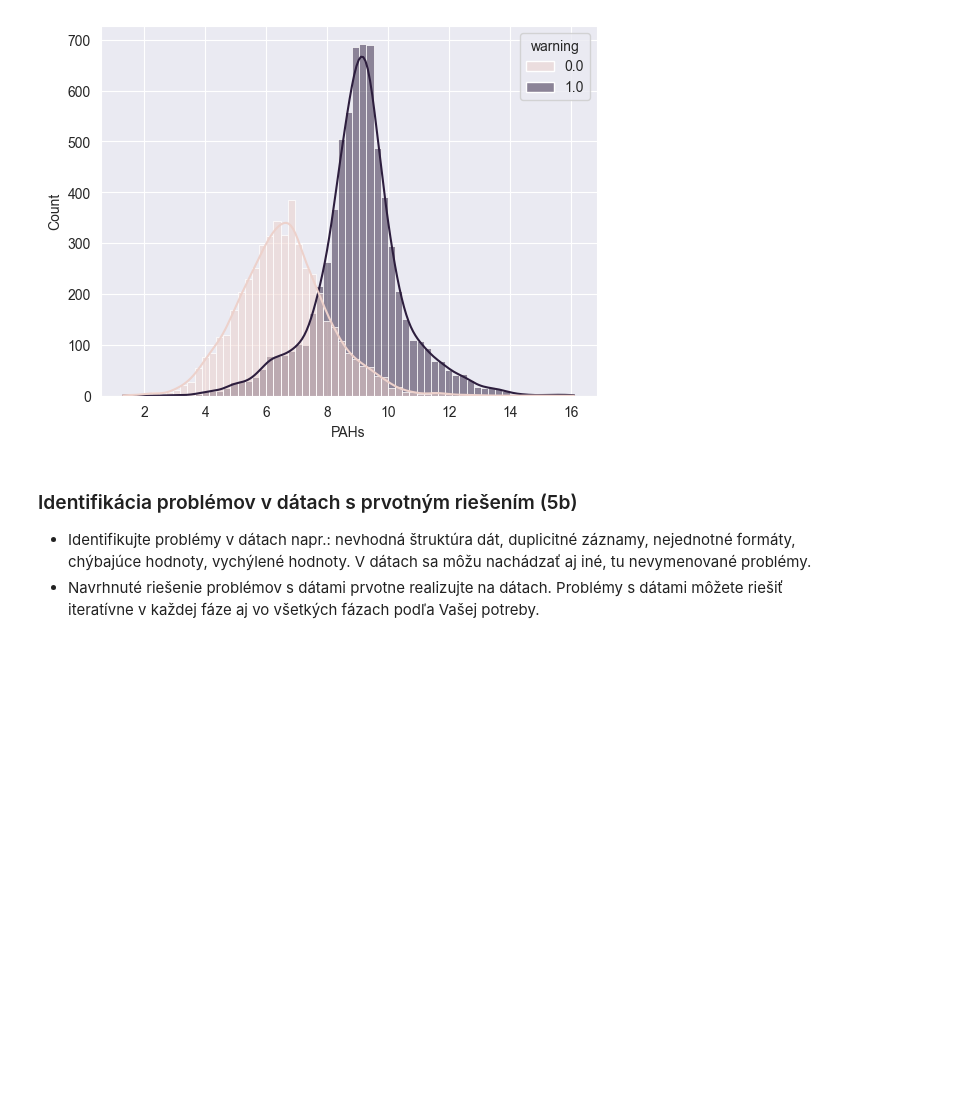
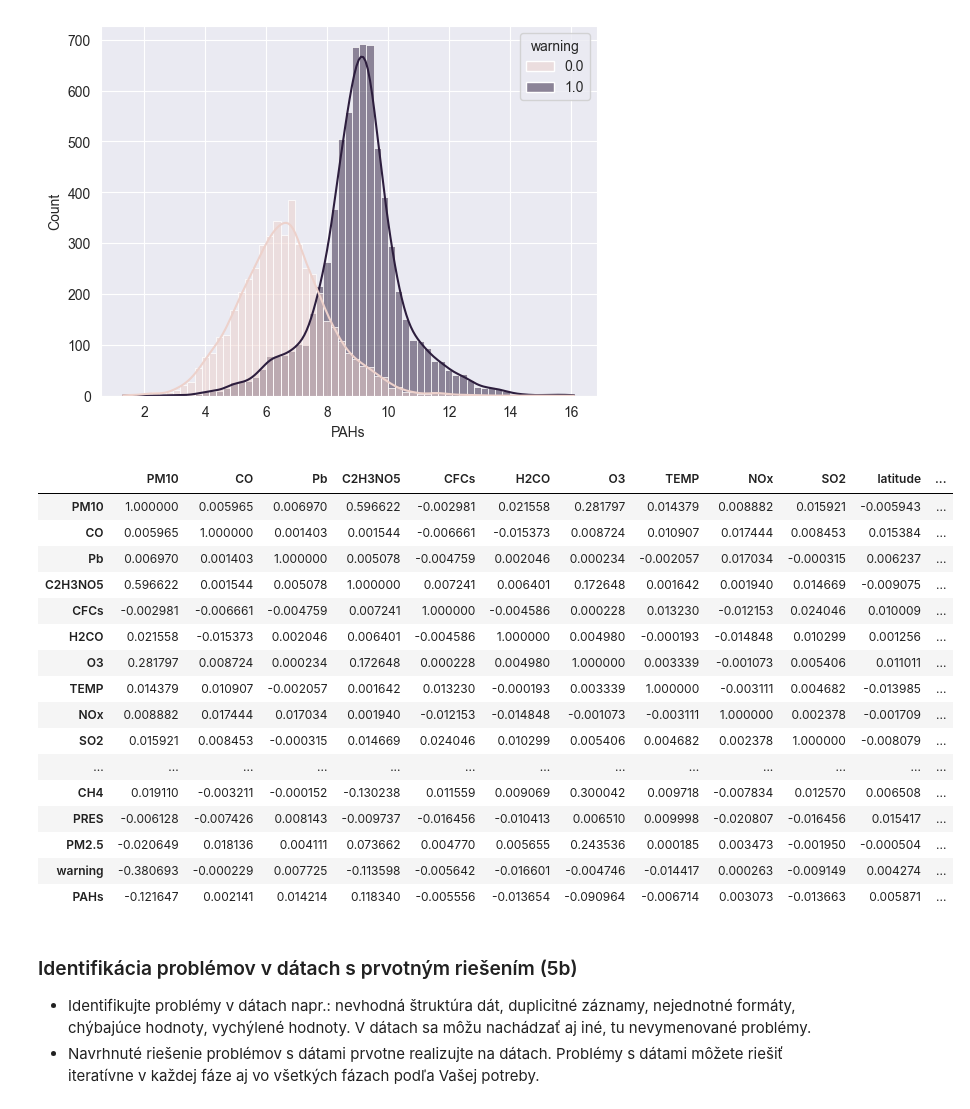
Before and after one commit to berny-29/IAU, a Jupyter notebook: Project.ipynb, the cells around one changed output. Drawn from its saved outputs; the diff is of its cells as text; code cells hidden in the pictures; blank space fills up the shorter version.

```diff
--- a/Project.ipynb
+++ b/Project.ipynb
@@ -99,6 +99,25 @@ sns.histplot(data=measurements_data, hue='warning', x='PAHs', fill=True, kde=Tru
 [figure]
 # %%
 df = measurements_data.corr()
+df
+# %% [output]
+|  | PM10 | CO | Pb | C2H3NO5 | CFCs | H2CO | O3 | TEMP | NOx | SO2 | latitude | ... |
+| PM10 | 1.000000 | 0.005965 | 0.006970 | 0.596622 | -0.002981 | 0.021558 | 0.281797 | 0.014379 | 0.008882 | 0.015921 | -0.005943 | ... |
+| CO | 0.005965 | 1.000000 | 0.001403 | 0.001544 | -0.006661 | -0.015373 | 0.008724 | 0.010907 | 0.017444 | 0.008453 | 0.015384 | ... |
+| Pb | 0.006970 | 0.001403 | 1.000000 | 0.005078 | -0.004759 | 0.002046 | 0.000234 | -0.002057 | 0.017034 | -0.000315 | 0.006237 | ... |
+| C2H3NO5 | 0.596622 | 0.001544 | 0.005078 | 1.000000 | 0.007241 | 0.006401 | 0.172648 | 0.001642 | 0.001940 | 0.014669 | -0.009075 | ... |
+| CFCs | -0.002981 | -0.006661 | -0.004759 | 0.007241 | 1.000000 | -0.004586 | 0.000228 | 0.013230 | -0.012153 | 0.024046 | 0.010009 | ... |
+| H2CO | 0.021558 | -0.015373 | 0.002046 | 0.006401 | -0.004586 | 1.000000 | 0.004980 | -0.000193 | -0.014848 | 0.010299 | 0.001256 | ... |
+| O3 | 0.281797 | 0.008724 | 0.000234 | 0.172648 | 0.000228 | 0.004980 | 1.000000 | 0.003339 | -0.001073 | 0.005406 | 0.011011 | ... |
+| TEMP | 0.014379 | 0.010907 | -0.002057 | 0.001642 | 0.013230 | -0.000193 | 0.003339 | 1.000000 | -0.003111 | 0.004682 | -0.013985 | ... |
+| NOx | 0.008882 | 0.017444 | 0.017034 | 0.001940 | -0.012153 | -0.014848 | -0.001073 | -0.003111 | 1.000000 | 0.002378 | -0.001709 | ... |
+| SO2 | 0.015921 | 0.008453 | -0.000315 | 0.014669 | 0.024046 | 0.010299 | 0.005406 | 0.004682 | 0.002378 | 1.000000 | -0.008079 | ... |
+| ... | ... | ... | ... | ... | ... | ... | ... | ... | ... | ... | ... | ... |
+| CH4 | 0.019110 | -0.003211 | -0.000152 | -0.130238 | 0.011559 | 0.009069 | 0.300042 | 0.009718 | -0.007834 | 0.012570 | 0.006508 | ... |
+| PRES | -0.006128 | -0.007426 | 0.008143 | -0.009737 | -0.016456 | -0.010413 | 0.006510 | 0.009998 | -0.020807 | -0.016456 | 0.015417 | ... |
+| PM2.5 | -0.020649 | 0.018136 | 0.004111 | 0.073662 | 0.004770 | 0.005655 | 0.243536 | 0.000185 | 0.003473 | -0.001950 | -0.000504 | ... |
+| warning | -0.380693 | -0.000229 | 0.007725 | -0.113598 | -0.005642 | -0.016601 | -0.004746 | -0.014417 | 0.000263 | -0.009149 | 0.004274 | ... |
+| PAHs | -0.121647 | 0.002141 | 0.014214 | 0.118340 | -0.005556 | -0.013654 | -0.090964 | -0.006714 | 0.003073 | -0.013663 | 0.005871 | ... |
 # %% [markdown]
 ### Identifikácia problémov v dátach s prvotným riešením (5b)
 - Identifikujte problémy v dátach napr.: nevhodná štruktúra dát, duplicitné záznamy, nejednotné formáty, chýbajúce hodnoty, vychýlené hodnoty. V dátach sa môžu nachádzať aj iné, tu nevymenované problémy.
```
